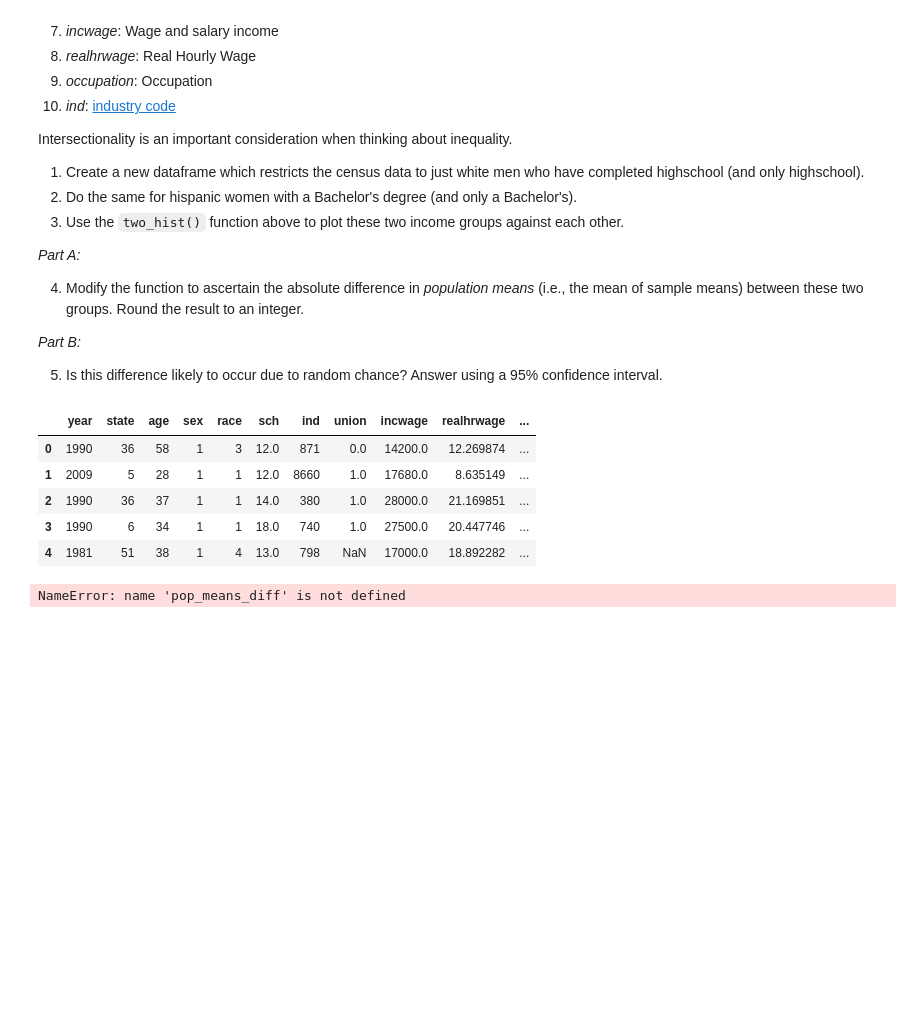
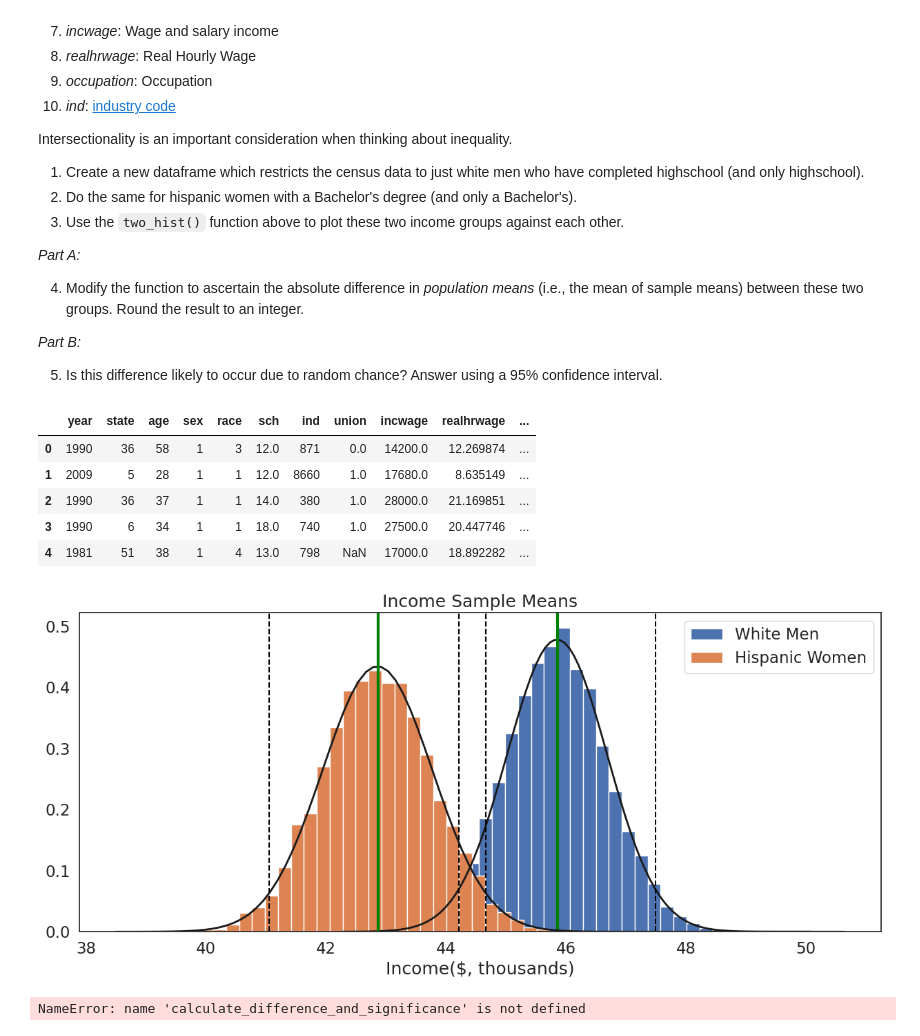
Before and after one commit to Siyuan229/QM2, a Jupyter notebook: notebooks/W05. Distributions and Basic Statistics.ipynb, the cells around one changed output. Cells and saved outputs as stored; diff of their text form; code cells hidden in the pictures; blank space fills up the shorter version.

```diff
--- a/notebooks/W05. Distributions and Basic Statistics.ipynb
+++ b/notebooks/W05. Distributions and Basic Statistics.ipynb
@@ -606,17 +606,4 @@ def two_hist(groups,group_labs,xlab, title):
 # %%
-pop_means=[]
-def two_hist(groups,group_labs,xlab,title):
-  pop_means = two_hist([white_men, hispanic_women],['White Men','Hispanic Women'],'Income($, thousands)',"Income Sample Means")
-  return pop_means
-  pop_means_diff=pop_means[0]-pop_means[1]
-  print(f'absolute difference in population means is:{pop_mean_difference}')
+pop_means = two_hist([white_men, hispanic_women],['White Men','Hispanic Women'],'Income($, thousands)',"Income Sample Means")
+# %% [output]
+[figure, added]
-# %%
-se_difference=np.sqrt(np.var(groups[0])/len(groups[0])+np.var(groups[1])/len(groups[1]))
-margin_of_error=1.96*se_difference
-lower_bound = pop_means_diff - margin_of_error
-upper_bound = pop_means_diff + margin_of_error
-
-print(f'95% confidence interval:({lower_bound:.2f},{upper_bound:.2f})')
-plt.show()
-# %% [output]
-NameError: name 'pop_means_diff' is not defined
@@ -622,0 +629,4 @@ NameError: name 'pop_means_diff' is not defined
+# %%
+abs_diff, significant, ci1, ci2 = calculate_difference_and_significance(white_men, hispanic_women)
+# %% [output]
+NameError: name 'calculate_difference_and_significance' is not defined
```
Also changed, not shown: parts of 2 cells of this notebook.
